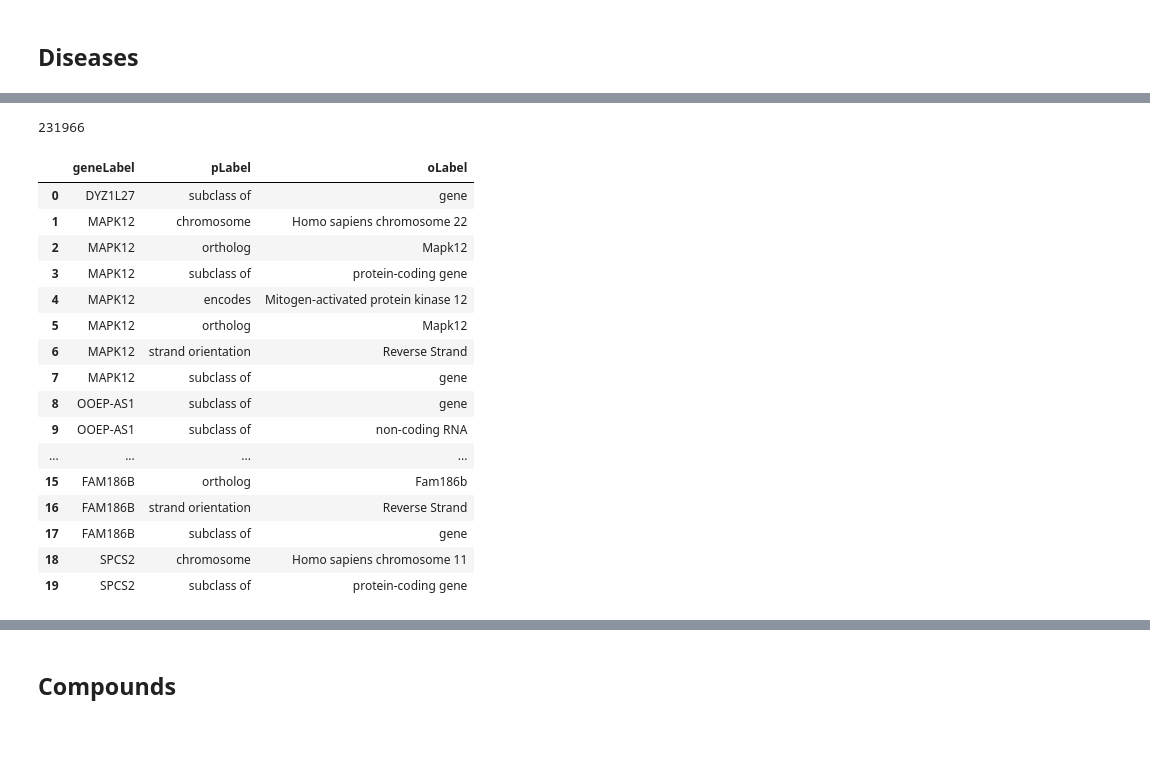
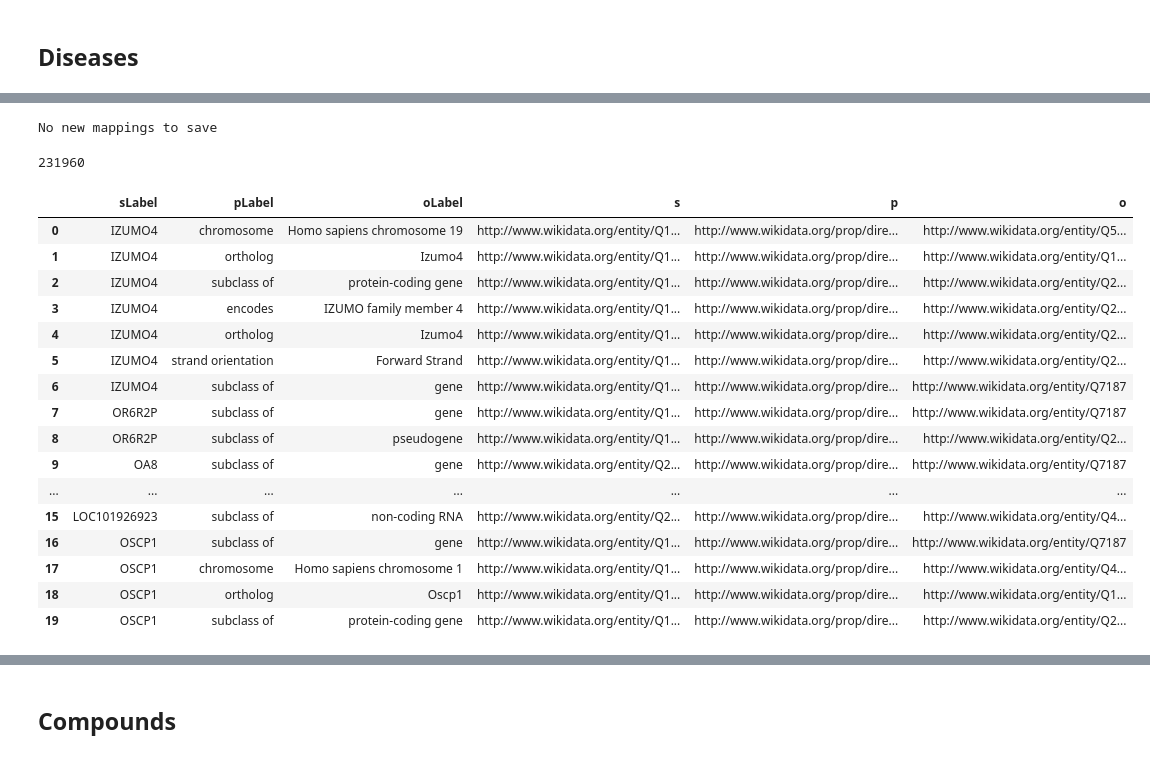
Before and after one commit to mmayers12/wikidata, a Jupyter notebook: nbs/02-describe-edges.ipynb, the cells around one changed output, grey strips where cells are left out. Saved outputs shown, nothing was run; the diff lists cells and outputs as text; code cells hidden in the pictures.

```diff
--- a/nbs/02-describe-edges.ipynb
+++ b/nbs/02-describe-edges.ipynb
@@ -208,2 +65,2 @@ def open_datafile(filename):
 # %%
-h_genes = open_datafile('h_genes.txt')
+h_genes = qt.open_datafile('h_genes.txt')
@@ -224,6 +66,0 @@ for result in tqdm(results):
-# %%
-gene_df = pd.concat(results_dfs)
-gene_df = gene_df.reset_index(drop=True)
-len(gene_df)
-# %% [output]
-231966
@@ -235,21 +67,29 @@ gene_df['pLabel'] = gene_df['p'].apply(lambda x: prop_dict[id_from_uri(x)])
+# %%
+gene_df = qt.query_from_list(h_genes)
+# %% [output]
+No new mappings to save
+# %%
+len(gene_df)
+# %% [output]
+231960
 # %%
-gene_df[['geneLabel', 'pLabel', 'oLabel']].head(20)
+gene_df.head(20)
 # %% [output]
-|  | geneLabel | pLabel | oLabel |
-| 0 | DYZ1L27 | subclass of | gene |
-| 1 | MAPK12 | chromosome | Homo sapiens chromosome 22 |
-| 2 | MAPK12 | ortholog | Mapk12 |
-| 3 | MAPK12 | subclass of | protein-coding gene |
-| 4 | MAPK12 | encodes | Mitogen-activated protein kinase 12 |
-| 5 | MAPK12 | ortholog | Mapk12 |
-| 6 | MAPK12 | strand orientation | Reverse Strand |
-| 7 | MAPK12 | subclass of | gene |
-| 8 | OOEP-AS1 | subclass of | gene |
-| 9 | OOEP-AS1 | subclass of | non-coding RNA |
-| ... | ... | ... | ... |
-| 15 | FAM186B | ortholog | Fam186b |
-| 16 | FAM186B | strand orientation | Reverse Strand |
-| 17 | FAM186B | subclass of | gene |
-| 18 | SPCS2 | chromosome | Homo sapiens chromosome 11 |
-| 19 | SPCS2 | subclass of | protein-coding gene |
+|  | sLabel | pLabel | oLabel | s | p | o |
+| 0 | IZUMO4 | chromosome | Homo sapiens chromosome 19 | http://www.wikidata.org/entity/Q1... | http://www.wikidata.org/prop/dire... | http://www.wikidata.org/entity/Q5... |
+| 1 | IZUMO4 | ortholog | Izumo4 | http://www.wikidata.org/entity/Q1... | http://www.wikidata.org/prop/dire... | http://www.wikidata.org/entity/Q1... |
+| 2 | IZUMO4 | subclass of | protein-coding gene | http://www.wikidata.org/entity/Q1... | http://www.wikidata.org/prop/dire... | http://www.wikidata.org/entity/Q2... |
+| 3 | IZUMO4 | encodes | IZUMO family member 4 | http://www.wikidata.org/entity/Q1... | http://www.wikidata.org/prop/dire... | http://www.wikidata.org/entity/Q2... |
+| 4 | IZUMO4 | ortholog | Izumo4 | http://www.wikidata.org/entity/Q1... | http://www.wikidata.org/prop/dire... | http://www.wikidata.org/entity/Q2... |
+| 5 | IZUMO4 | strand orientation | Forward Strand | http://www.wikidata.org/entity/Q1... | http://www.wikidata.org/prop/dire... | http://www.wikidata.org/entity/Q2... |
+| 6 | IZUMO4 | subclass of | gene | http://www.wikidata.org/entity/Q1... | http://www.wikidata.org/prop/dire... | http://www.wikidata.org/entity/Q7187 |
+| 7 | OR6R2P | subclass of | gene | http://www.wikidata.org/entity/Q1... | http://www.wikidata.org/prop/dire... | http://www.wikidata.org/entity/Q7187 |
+| 8 | OR6R2P | subclass of | pseudogene | http://www.wikidata.org/entity/Q1... | http://www.wikidata.org/prop/dire... | http://www.wikidata.org/entity/Q2... |
+| 9 | OA8 | subclass of | gene | http://www.wikidata.org/entity/Q2... | http://www.wikidata.org/prop/dire... | http://www.wikidata.org/entity/Q7187 |
+| ... | ... | ... | ... | ... | ... | ... |
+| 15 | LOC101926923 | subclass of | non-coding RNA | http://www.wikidata.org/entity/Q2... | http://www.wikidata.org/prop/dire... | http://www.wikidata.org/entity/Q4... |
+| 16 | OSCP1 | subclass of | gene | http://www.wikidata.org/entity/Q1... | http://www.wikidata.org/prop/dire... | http://www.wikidata.org/entity/Q7187 |
+| 17 | OSCP1 | chromosome | Homo sapiens chromosome 1 | http://www.wikidata.org/entity/Q1... | http://www.wikidata.org/prop/dire... | http://www.wikidata.org/entity/Q4... |
+| 18 | OSCP1 | ortholog | Oscp1 | http://www.wikidata.org/entity/Q1... | http://www.wikidata.org/prop/dire... | http://www.wikidata.org/entity/Q1... |
+| 19 | OSCP1 | subclass of | protein-coding gene | http://www.wikidata.org/entity/Q1... | http://www.wikidata.org/prop/dire... | http://www.wikidata.org/entity/Q2... |
 # %%
```
Also changed, not shown: parts of 68 cells of this notebook, 1 other file.
